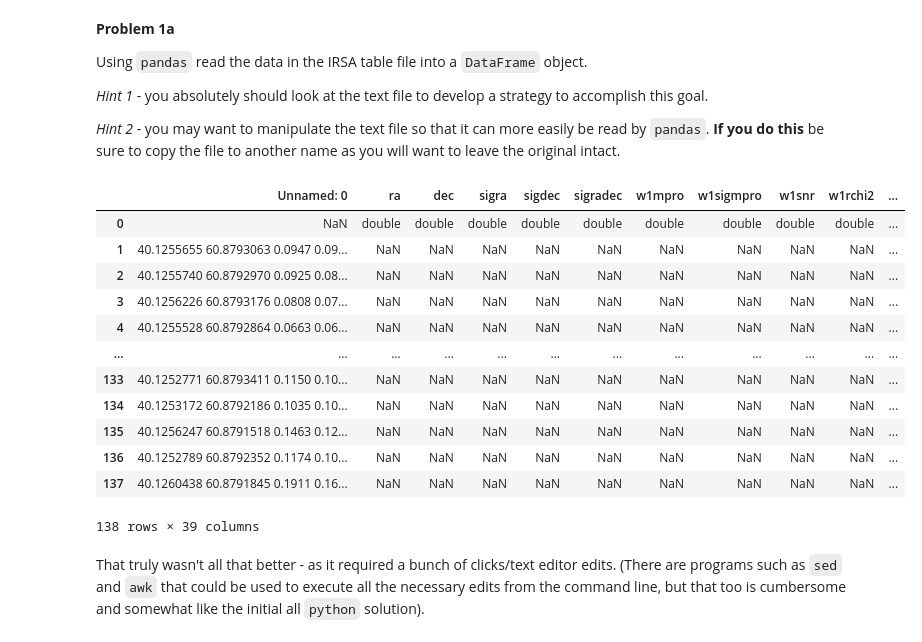
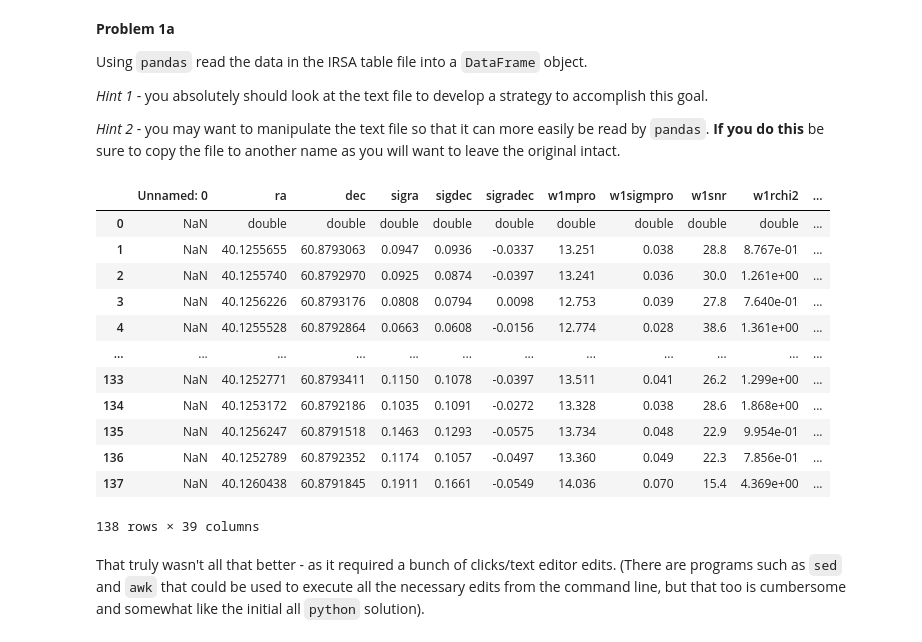
Before and after one commit to OnboardOrientation/2026-onboard, a Jupyter notebook: Day2/CorrallingUnrulyData.ipynb, the cells around one changed output. Drawn from its saved outputs; the diff is of its cells as text; code cells hidden in the pictures.

```diff
--- a/Day2/CorrallingUnrulyData.ipynb
+++ b/Day2/CorrallingUnrulyData.ipynb
@@ -401,21 +401,21 @@ Using `pandas` read the data in the IRSA table file into a `DataFrame` object.
 # %%
 skip1 = list(range(0,89))
 skip2 = list(range(91,93))
-pd.read_table('irsa_catalog_WISE_iPTF14jg_search_results.tbl',skiprows=skip1+skip2,sep='|')
+pd.read_table('irsa_catalog_WISE_iPTF14jg_search_results_copy.tbl',skiprows=skip1+skip2,sep=' ')
 # complete
 # %% [output]
 |  | Unnamed: 0 | ra | dec | sigra | sigdec | sigradec | w1mpro | w1sigmpro | w1snr | w1rchi2 | ... |
 | 0 | NaN | double | double | double | double | double | double | double | double | double | ... |
-| 1 | 40.1255655 60.8793063 0.0947 0.09... | NaN | NaN | NaN | NaN | NaN | NaN | NaN | NaN | NaN | ... |
-| 2 | 40.1255740 60.8792970 0.0925 0.08... | NaN | NaN | NaN | NaN | NaN | NaN | NaN | NaN | NaN | ... |
-| 3 | 40.1256226 60.8793176 0.0808 0.07... | NaN | NaN | NaN | NaN | NaN | NaN | NaN | NaN | NaN | ... |
-| 4 | 40.1255528 60.8792864 0.0663 0.06... | NaN | NaN | NaN | NaN | NaN | NaN | NaN | NaN | NaN | ... |
+| 1 | NaN | 40.1255655 | 60.8793063 | 0.0947 | 0.0936 | -0.0337 | 13.251 | 0.038 | 28.8 | 8.767e-01 | ... |
+| 2 | NaN | 40.1255740 | 60.8792970 | 0.0925 | 0.0874 | -0.0397 | 13.241 | 0.036 | 30.0 | 1.261e+00 | ... |
+| 3 | NaN | 40.1256226 | 60.8793176 | 0.0808 | 0.0794 | 0.0098 | 12.753 | 0.039 | 27.8 | 7.640e-01 | ... |
+| 4 | NaN | 40.1255528 | 60.8792864 | 0.0663 | 0.0608 | -0.0156 | 12.774 | 0.028 | 38.6 | 1.361e+00 | ... |
 | ... | ... | ... | ... | ... | ... | ... | ... | ... | ... | ... | ... |
-| 133 | 40.1252771 60.8793411 0.1150 0.10... | NaN | NaN | NaN | NaN | NaN | NaN | NaN | NaN | NaN | ... |
-| 134 | 40.1253172 60.8792186 0.1035 0.10... | NaN | NaN | NaN | NaN | NaN | NaN | NaN | NaN | NaN | ... |
-| 135 | 40.1256247 60.8791518 0.1463 0.12... | NaN | NaN | NaN | NaN | NaN | NaN | NaN | NaN | NaN | ... |
-| 136 | 40.1252789 60.8792352 0.1174 0.10... | NaN | NaN | NaN | NaN | NaN | NaN | NaN | NaN | NaN | ... |
-| 137 | 40.1260438 60.8791845 0.1911 0.16... | NaN | NaN | NaN | NaN | NaN | NaN | NaN | NaN | NaN | ... |
+| 133 | NaN | 40.1252771 | 60.8793411 | 0.1150 | 0.1078 | -0.0397 | 13.511 | 0.041 | 26.2 | 1.299e+00 | ... |
+| 134 | NaN | 40.1253172 | 60.8792186 | 0.1035 | 0.1091 | -0.0272 | 13.328 | 0.038 | 28.6 | 1.868e+00 | ... |
+| 135 | NaN | 40.1256247 | 60.8791518 | 0.1463 | 0.1293 | -0.0575 | 13.734 | 0.048 | 22.9 | 9.954e-01 | ... |
+| 136 | NaN | 40.1252789 | 60.8792352 | 0.1174 | 0.1057 | -0.0497 | 13.360 | 0.049 | 22.3 | 7.856e-01 | ... |
+| 137 | NaN | 40.1260438 | 60.8791845 | 0.1911 | 0.1661 | -0.0549 | 14.036 | 0.070 | 15.4 | 4.369e+00 | ... |
 138 rows × 39 columns
 # %% [markdown]
 That truly wasn't all that better - as it required a bunch of clicks/text editor edits. (There are programs such as `sed` and `awk` that could be used to execute all the necessary edits from the command line, but that too is cumbersome and somewhat like the initial all `python` solution).
```
Also changed, not shown: parts of 6 cells of this notebook.
